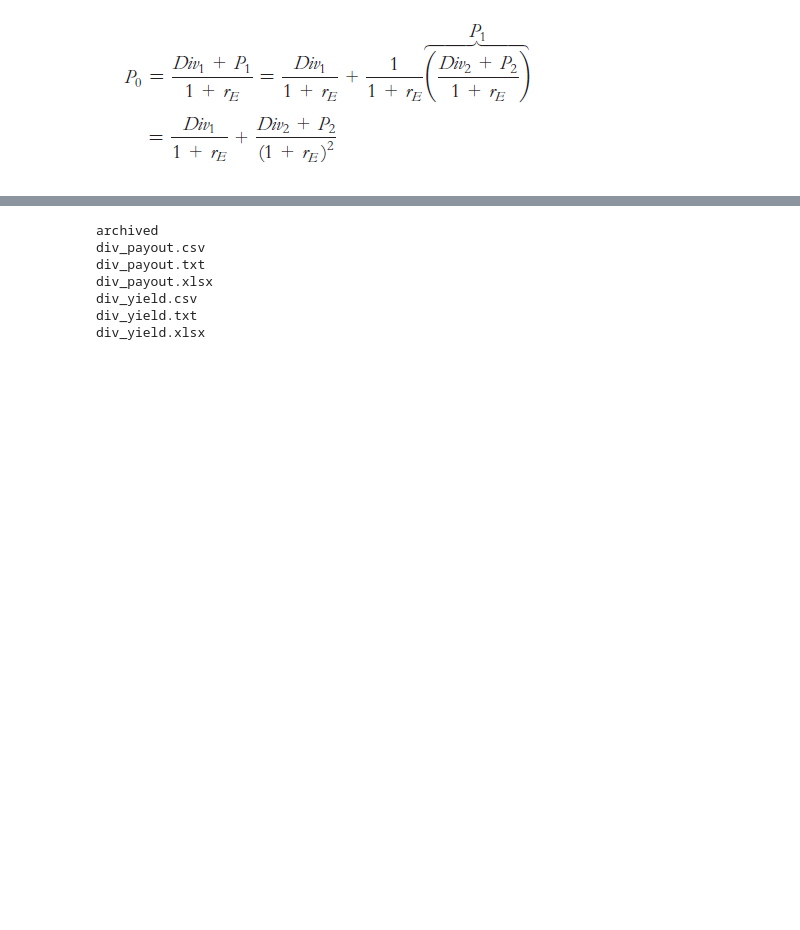
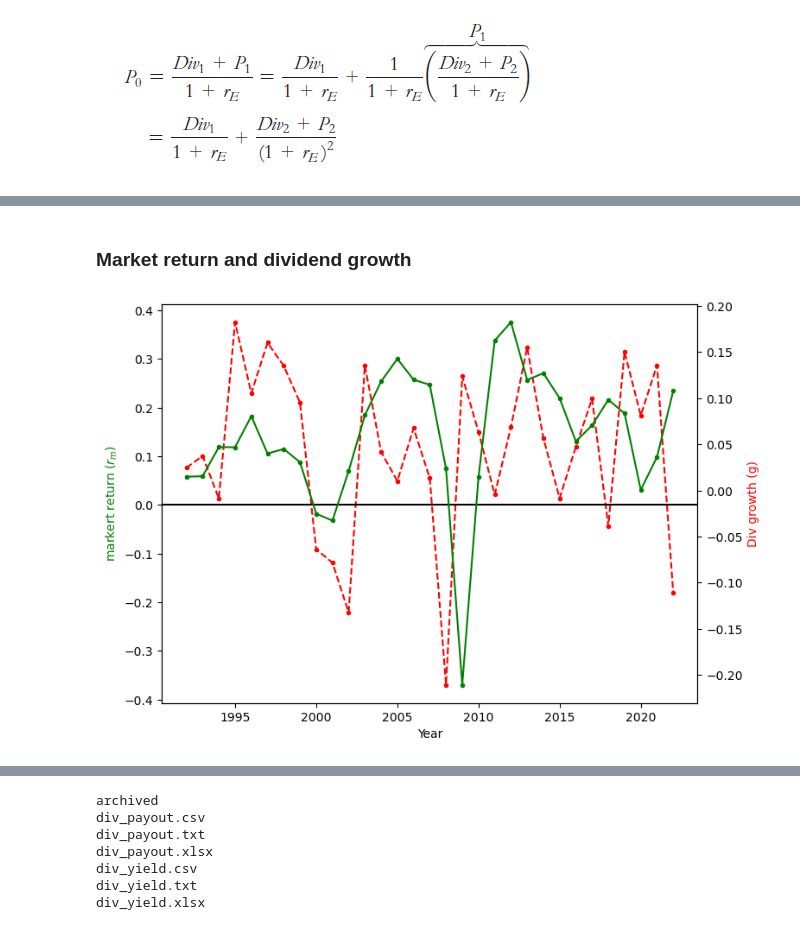
Before and after one commit to notmuchgeek/y3_BPES_cw01, a Jupyter notebook: cw01_main.ipynb, the cells around one changed output, grey strips where cells are left out. Saved outputs shown, nothing was run; the diff lists cells and outputs as text; code cells hidden in the pictures; blank space fills up the shorter version.

```diff
--- a/cw01_main.ipynb
+++ b/cw01_main.ipynb
@@ -12,0 +78,21 @@ Populating the interactive namespace from numpy and matplotlib
+# %% [markdown]
+### Market return and dividend growth
+# %%
+plt.rcParams['figure.figsize'] = [8, 6]
+
+fig, ax1 = plt.subplots()
+
+ax2 = ax1.twinx()
+ax2.plot(g_year[:-3],g[:-3],color='g',marker='.',linestyle='-')
+ax1.plot(rm_year,rm,color='r',marker='.',linestyle='--')
+
+ax1.set_xlabel('Year')
+ax2.set_ylabel('Div growth (g)', color='r')
+ax1.set_ylabel('markert return ($r_m$)', color='g')
+
+ax1.axhline(y=0, color='k')
+
+
+plt.show()
+# %% [output]
+[figure, added]
```
Also changed, not shown: parts of 14 cells of this notebook, 13 other files.
